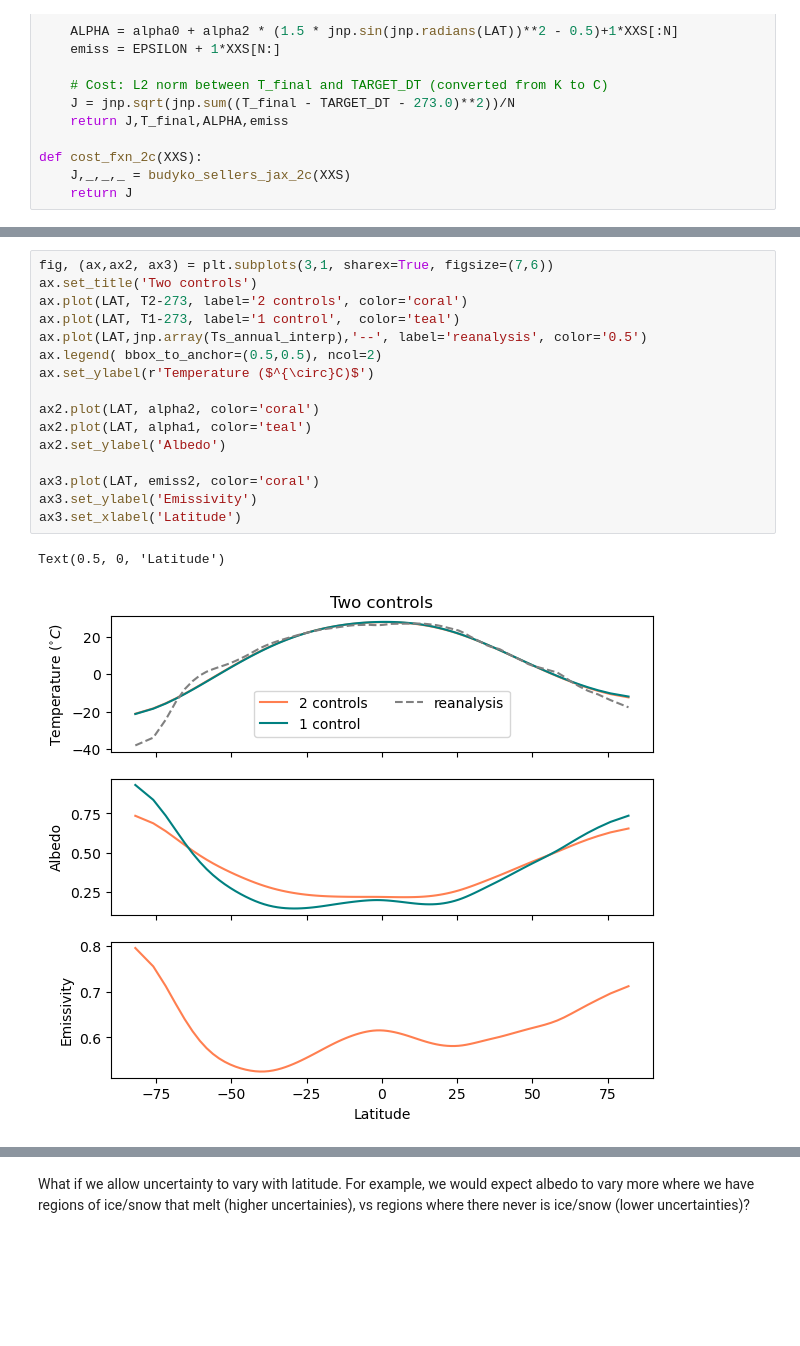
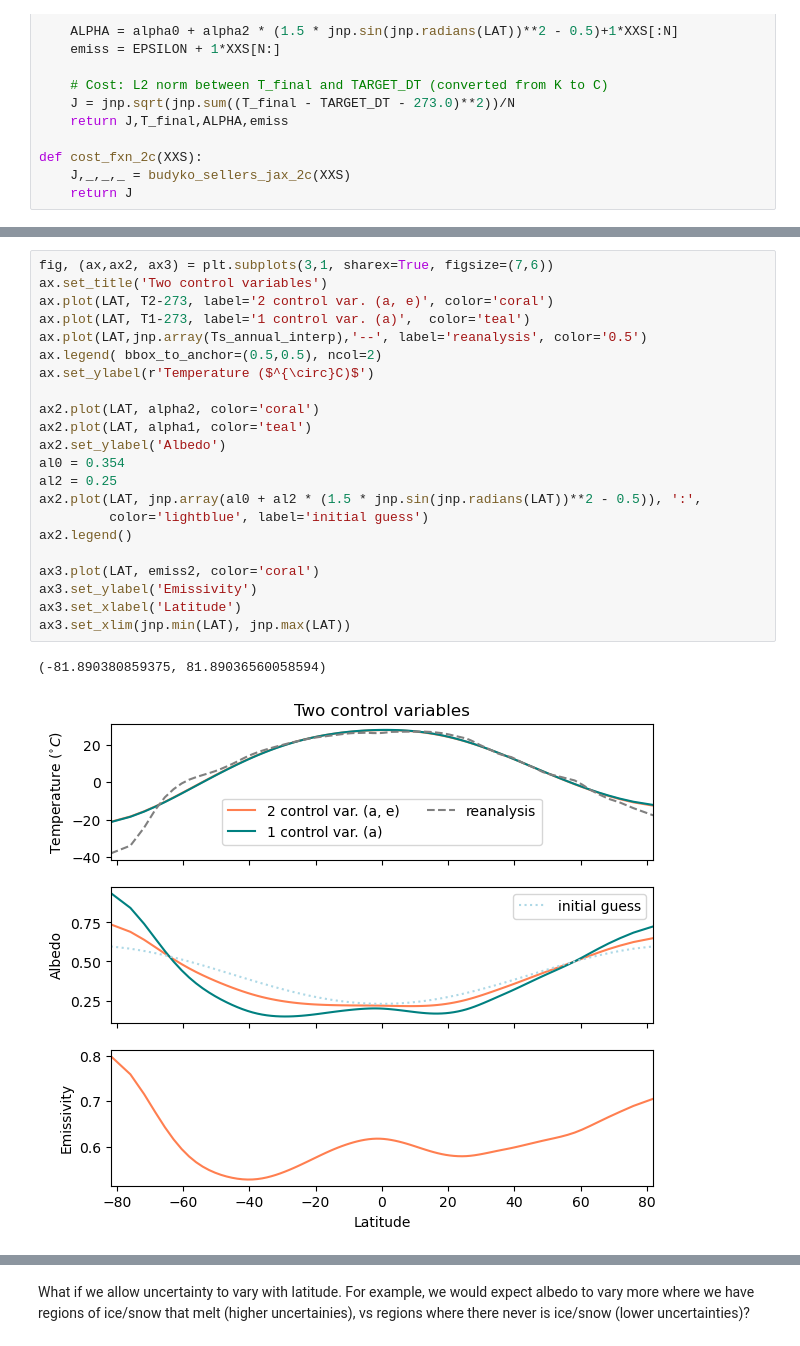
Before and after one commit to ECCO-Summer-School/ESS25-Team_FLOW, a Jupyter notebook: notebooks/budyko_sellers_controls.ipynb, the cells around one changed output, grey strips where cells are left out. Drawn from its saved outputs; the diff is of its cells as text; blank space fills up the shorter version.

Commit message:
cleaned up controls notebook and changes colors on plots

```diff
--- a/notebooks/budyko_sellers_controls.ipynb
+++ b/notebooks/budyko_sellers_controls.ipynb
@@ -280,22 +285,28 @@ Cost function at step 3: 0.2951509356498718
 # %%
 fig, (ax,ax2, ax3) = plt.subplots(3,1, sharex=True, figsize=(7,6))
-ax.set_title('Two controls')
-ax.plot(LAT, T2-273, label='2 controls', color='coral')
-ax.plot(LAT, T1-273, label='1 control',  color='teal')
+ax.set_title('Two control variables')
+ax.plot(LAT, T2-273, label='2 control var. (a, e)', color='coral')
+ax.plot(LAT, T1-273, label='1 control var. (a)',  color='teal')
 ax.plot(LAT,jnp.array(Ts_annual_interp),'--', label='reanalysis', color='0.5')
 ax.legend( bbox_to_anchor=(0.5,0.5), ncol=2)
 ax.set_ylabel(r'Temperature ($^{\circ}C)$')
 
 ax2.plot(LAT, alpha2, color='coral')
 ax2.plot(LAT, alpha1, color='teal')
 ax2.set_ylabel('Albedo')
+al0 = 0.354
+al2 = 0.25
+ax2.plot(LAT, jnp.array(al0 + al2 * (1.5 * jnp.sin(jnp.radians(LAT))**2 - 0.5)), ':',
+         color='lightblue', label='initial guess')
+ax2.legend()
 
 ax3.plot(LAT, emiss2, color='coral')
 ax3.set_ylabel('Emissivity')
 ax3.set_xlabel('Latitude')
+ax3.set_xlim(jnp.min(LAT), jnp.max(LAT))
 # %% [output]
-Text(0.5, 0, 'Latitude')
+(-81.890380859375, 81.89036560058594)
-[figure, old version]
+[figure, new version]
 # %% [markdown]
 ## Normalizing control vector
 
```
Also changed, not shown: parts of 13 cells of this notebook.
